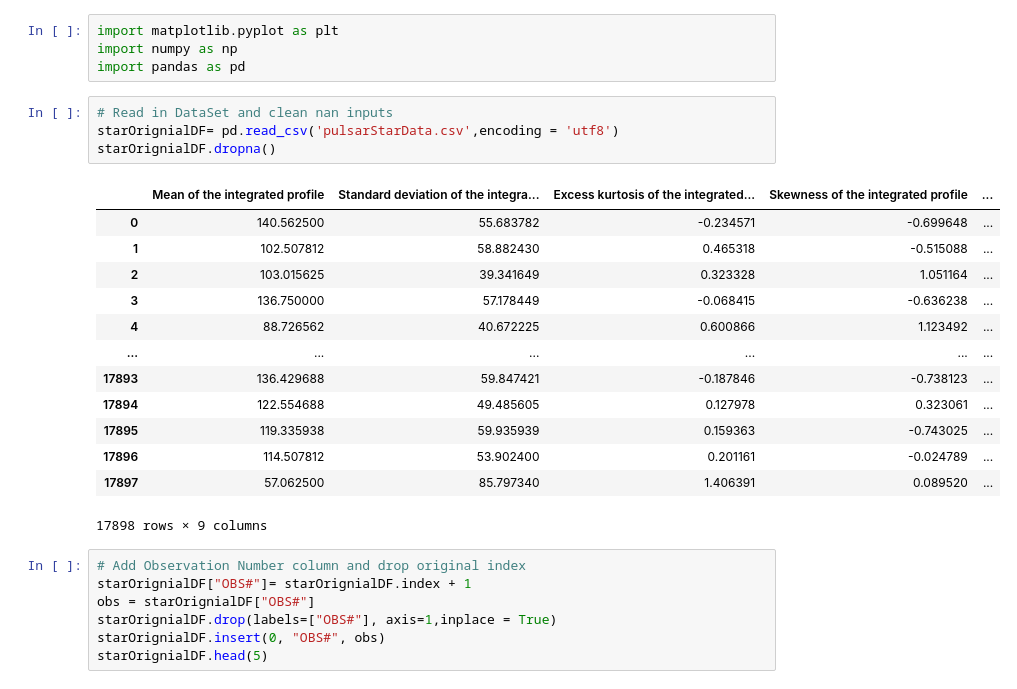
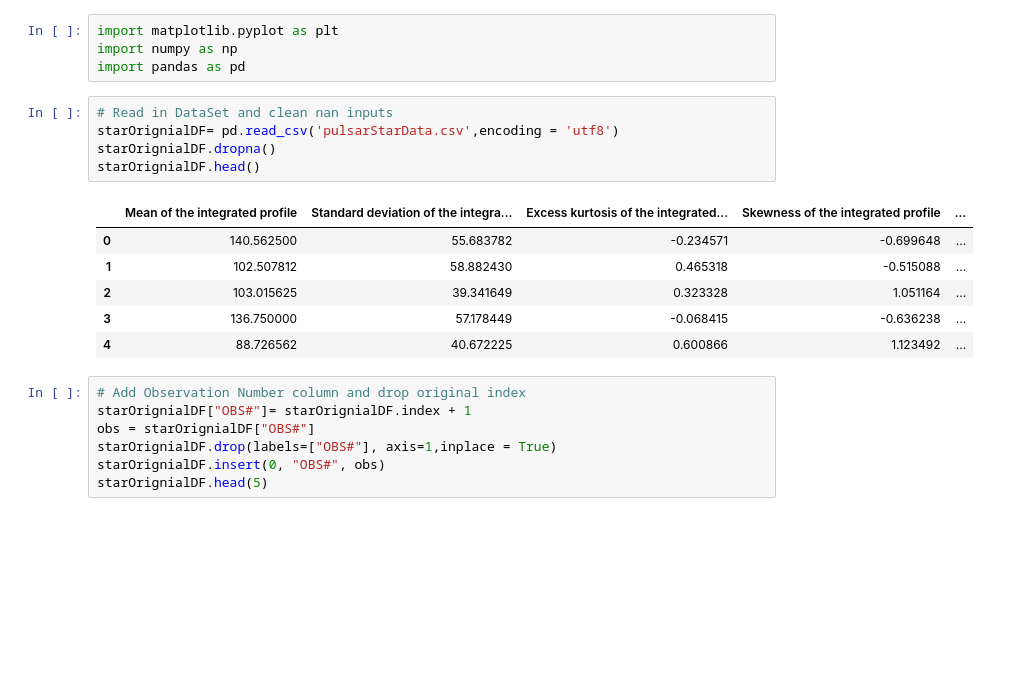
Before and after one commit to CARA-ROBERTS/PulsarStars_MachineLearning_Portfolio, a Jupyter notebook: PulsarStar_ScaledModel.ipynb, the cells around one changed output. Drawn from its saved outputs; the diff is of its cells as text; blank space fills up the shorter version.

```diff
--- a/PulsarStar_ScaledModel.ipynb
+++ b/PulsarStar_ScaledModel.ipynb
@@ -5,21 +5,15 @@ import pandas as pd
 # %%
 # Read in DataSet and clean nan inputs
 starOrignialDF= pd.read_csv('pulsarStarData.csv',encoding = 'utf8')
 starOrignialDF.dropna()
+starOrignialDF.head()
 # %% [output]
 |  | Mean of the integrated profile | Standard deviation of the integra... | Excess kurtosis of the integrated... | Skewness of the integrated profile | ... |
 | 0 | 140.562500 | 55.683782 | -0.234571 | -0.699648 | ... |
 | 1 | 102.507812 | 58.882430 | 0.465318 | -0.515088 | ... |
 | 2 | 103.015625 | 39.341649 | 0.323328 | 1.051164 | ... |
 | 3 | 136.750000 | 57.178449 | -0.068415 | -0.636238 | ... |
 | 4 | 88.726562 | 40.672225 | 0.600866 | 1.123492 | ... |
-| ... | ... | ... | ... | ... | ... |
-| 17893 | 136.429688 | 59.847421 | -0.187846 | -0.738123 | ... |
-| 17894 | 122.554688 | 49.485605 | 0.127978 | 0.323061 | ... |
-| 17895 | 119.335938 | 59.935939 | 0.159363 | -0.743025 | ... |
-| 17896 | 114.507812 | 53.902400 | 0.201161 | -0.024789 | ... |
-| 17897 | 57.062500 | 85.797340 | 1.406391 | 0.089520 | ... |
-17898 rows × 9 columns
 # %%
 # Add Observation Number column and drop original index
 starOrignialDF["OBS#"]= starOrignialDF.index + 1
```
Also changed, not shown: parts of 5 cells of this notebook, 32 other files.
